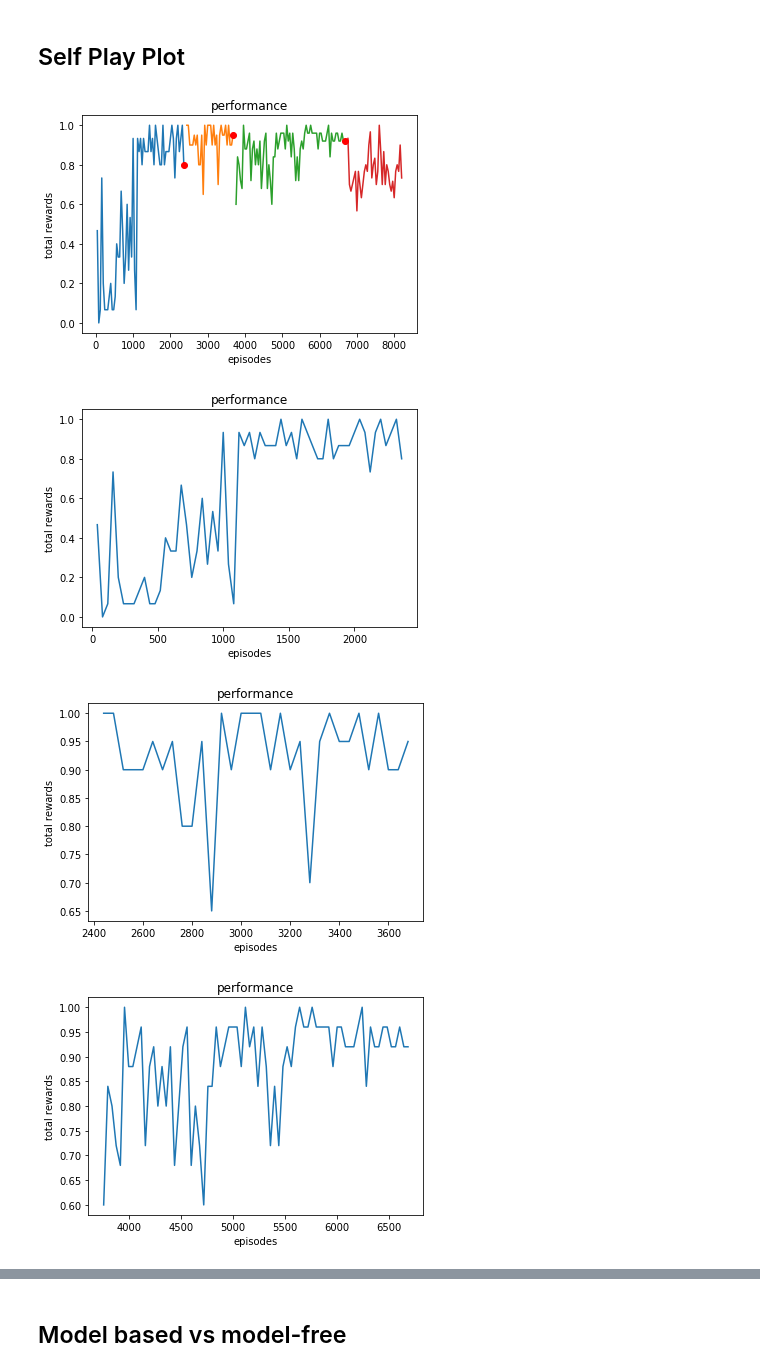
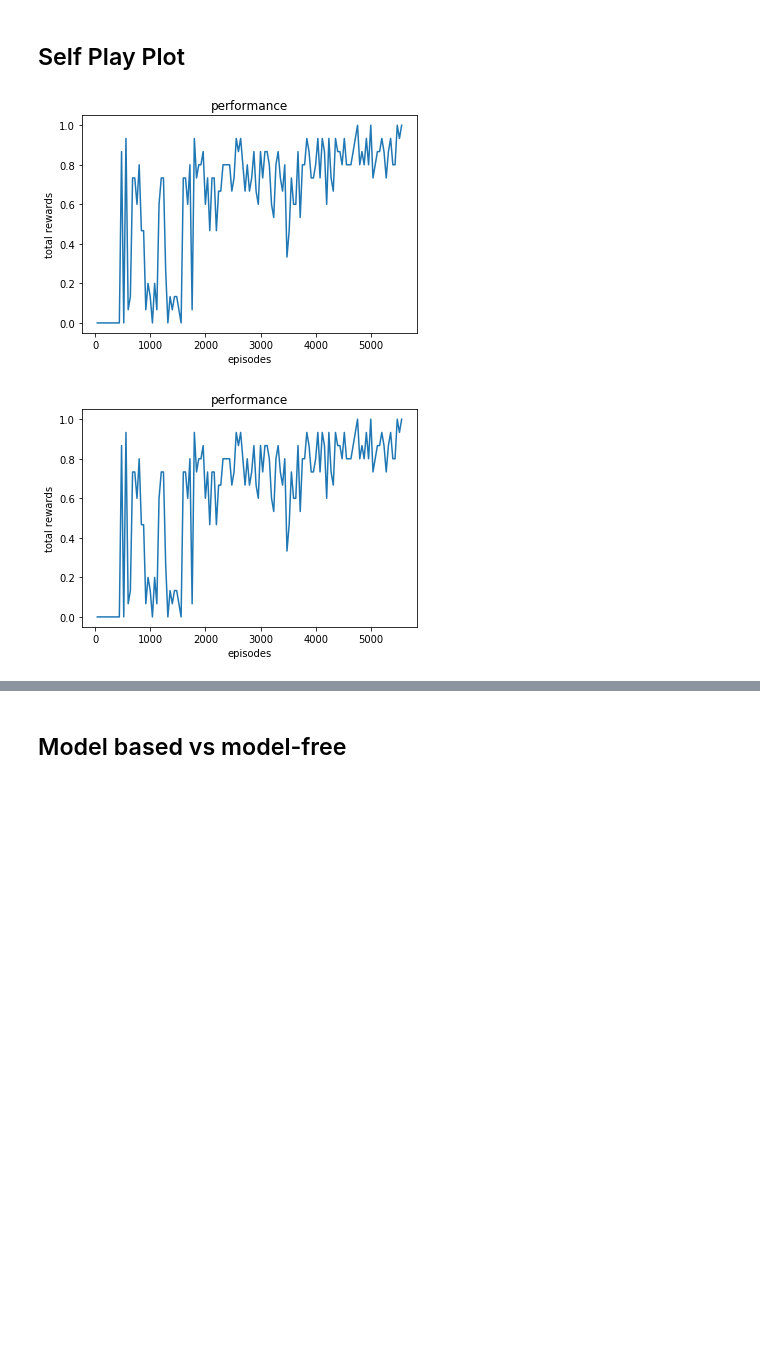
Before and after one commit to osu-xai/abp, a Jupyter notebook: abp/plot/plot_result.ipynb, the cells around one changed output, grey strips where cells are left out. Drawn from its saved outputs; the diff is of its cells as text; code cells hidden in the pictures; blank space fills up the shorter version.

```diff
--- a/abp/plot/plot_result.ipynb
+++ b/abp/plot/plot_result.ipynb
@@ -5,11 +5,12 @@ import os
 # %% [markdown]
 ## Self Play Plot
 # %%
-def plot(x, y, fig, style = '-'):
+def plot(x, y, fig, style = '-', legend = None):
 
     plt.plot(x, y, style)
     plt.title('performance')
-#     plt.legend(legend)
+    if legend is not None:
+        plt.legend(legend)
     plt.xlabel("episodes")
     plt.ylabel("total rewards")
     return plt
@@ -39,35 +40,43 @@ def readResult(filename, train_episode = 40):
             x_update.append(x_reward[-1])
         else:
             y_reward.append(float(l[0:-1]))
             x_reward.append((i + 1) * train_episode)
 
             y_seperate[seperate_j].append(float(l[0:-1]))
             x_seperate[seperate_i].append(((i + 1) * train_episode))
     return x_reward, y_reward,x_update, y_update, x_seperate, y_seperate
 
 def mean(y):
     meany = []
     sum = 0
     for i, v in enumerate(y):
         sum += v
         meany.append(sum / (i + 1))
     return meany
 ""
 fig_num = 1
 fig = plt.figure(num = fig_num)
-x_reward, y_reward,x_update, y_update, x_seperate, y_seperate = readResult("result_gqf_v1.txt")
+x_reward, y_reward,x_update, y_update, x_seperate, y_seperate = readResult("../../result_gqf_v9.txt")
 # my = mean(y)
 for i in range(len(x_seperate)):
     plot(x_seperate[i], y_seperate[i], fig)
 plot(x_update, y_update, fig, style = 'ro')
+
+# x_reward, y_reward,x_update, y_update, x_seperate, y_seperate = readResult("result_gqf_v6.txt")
+# # my = mean(y)
+# for i in range(len(x_seperate)):
+#     plot(x_seperate[i], y_seperate[i], fig)
+
+# x_reward, y_reward,x_update, y_update, x_seperate, y_seperate = readResult("result_gqf_v6(non-norm).txt")
+# # my = mean(y)
+# for i in range(len(x_seperate)):
+#     plot(x_seperate[i], y_seperate[i], fig,legend = ["8f+damageToNexus(norm)", "8f+damageToNexus"])
 # fig.show()
 # plot(x,my, ["withOnehotAndNormalize","mean"], fig = 3)
 for i in range(len(x_seperate)):
     fig_num += 1
     fig = plt.figure(num = fig_num)
     plot(x_seperate[i], y_seperate[i], fig)
 # %% [output]
-[figure, old version]
+[figure, new version]
-[figure, old version]
+[figure, new version]
-[figure, removed]
-[figure, removed]
```
Also changed, not shown: parts of 1 cell of this notebook, 20 other files.
